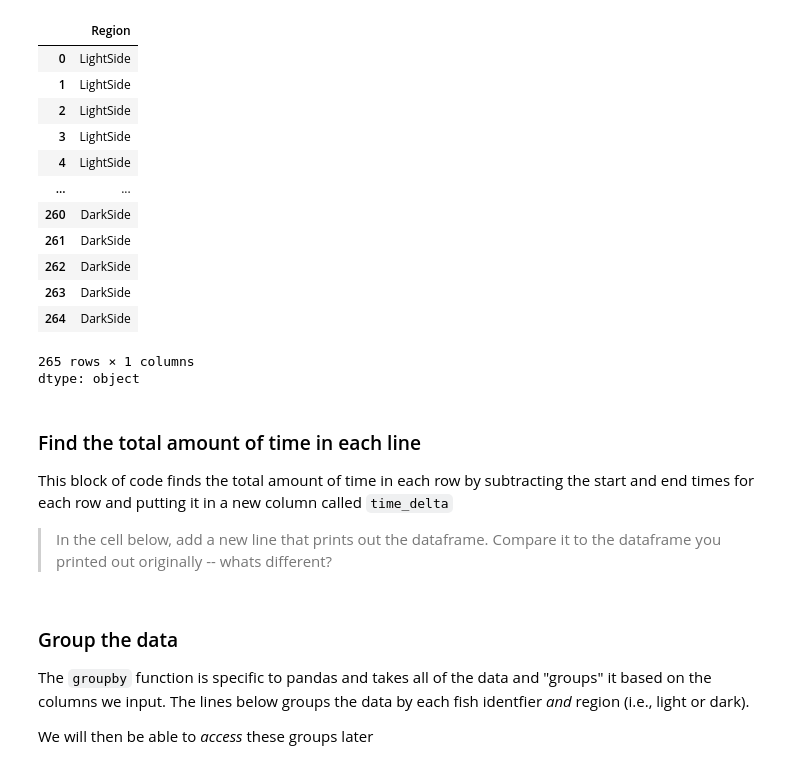
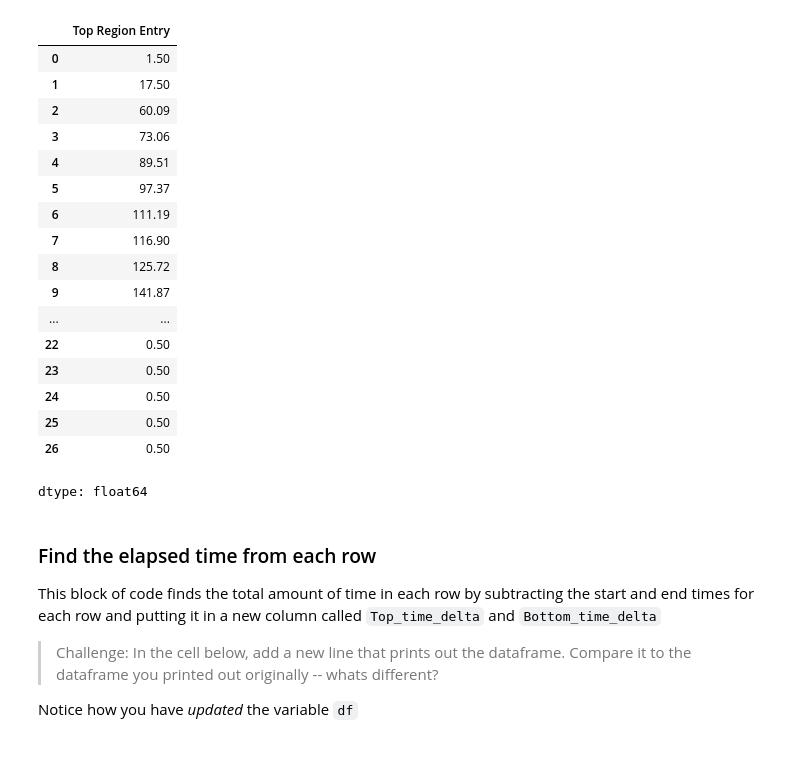
Before and after one commit to heattard/NU-Camp-2026, a Jupyter notebook: NU2026_fish.ipynb, the cells around one changed output. Drawn from its saved outputs; the diff is of its cells as text; code cells hidden in the pictures.

```diff
--- a/NU2026_fish.ipynb
+++ b/NU2026_fish.ipynb
@@ -39,4 +45,4 @@ Run the cell below and look at the ouptut.  That's your data that is now all hel
 # %%
-df = pd.read_csv('/content/KK__LDT__sample-data.csv') # read in the data
+df = pd.read_csv('/content/01_20260804_NTT-Scoring.csv') # read in the data
 df #print the data
 # %% [output]
@@ -64,23 +76,29 @@ Run the cell below to see how it only prints out information about the location
 # %%
-df['Region']
+df['Top Region Entry']
 # %% [output]
-|  | Region |
-| 0 | LightSide |
-| 1 | LightSide |
-| 2 | LightSide |
-| 3 | LightSide |
-| 4 | LightSide |
+|  | Top Region Entry |
+| 0 | 1.50 |
+| 1 | 17.50 |
+| 2 | 60.09 |
+| 3 | 73.06 |
+| 4 | 89.51 |
+| 5 | 97.37 |
+| 6 | 111.19 |
+| 7 | 116.90 |
+| 8 | 125.72 |
+| 9 | 141.87 |
 | ... | ... |
-| 260 | DarkSide |
-| 261 | DarkSide |
-| 262 | DarkSide |
-| 263 | DarkSide |
-| 264 | DarkSide |
+| 22 | 0.50 |
+| 23 | 0.50 |
+| 24 | 0.50 |
+| 25 | 0.50 |
+| 26 | 0.50 |
-265 rows × 1 columns
-dtype: object
+dtype: float64
 # %% [markdown]
-### Find the total amount of time in each line
+### Find the elapsed time from each row
 
-This block of code finds the total amount of time in each row by subtracting the start and end times for each row and putting it in a new column called `time_delta`
+This block of code finds the total amount of time in each row by subtracting the start and end times for each row and putting it in a new column called `Top_time_delta` and `Bottom_time_delta`
 
-> In the cell below, add a new line that prints out the dataframe. Compare it to the dataframe you printed out originally -- whats different?
+> Challenge: In the cell below, add a new line that prints out the dataframe. Compare it to the dataframe you printed out originally -- whats different?
+
+Notice how you have *updated* the variable `df`
@@ -89,6 +104,0 @@ df['time_delta'] = df['End']-df['Start ']
-# %% [markdown]
-### Group the data
-
-The `groupby` function is specific to pandas and takes all of the data and "groups" it based on the columns we input.  The lines below groups the data by each fish identfier *and* region (i.e., light or dark).
-
-We will then be able to *access* these groups later
```
Also changed, not shown: parts of 21 cells of this notebook.
